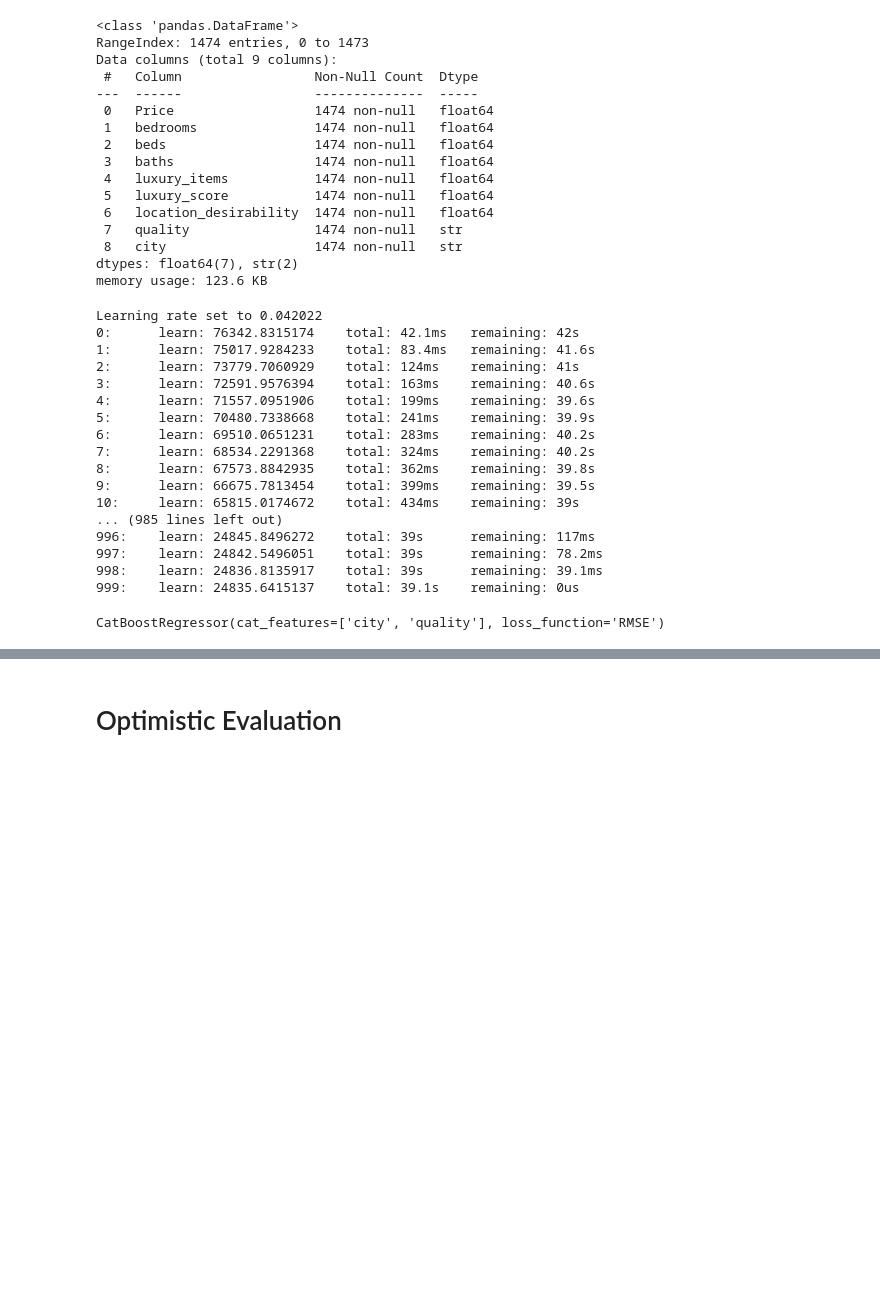
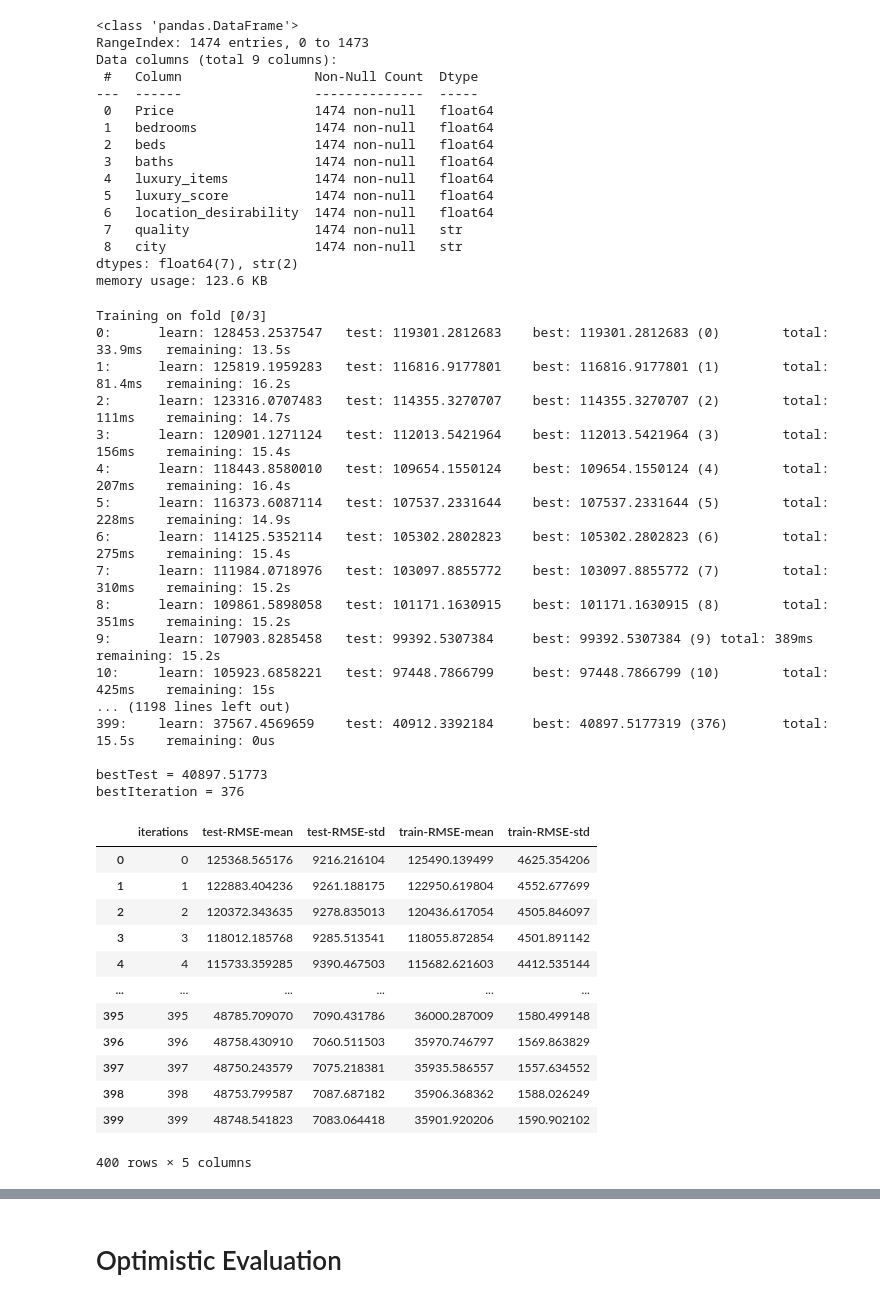
Before and after one commit to NaturionBG/Airbnb_price_analysis, a Jupyter notebook: train.ipynb, the cells around one changed output, grey strips where cells are left out. Cells and saved outputs as stored; diff of their text form; code cells hidden in the pictures; blank space fills up the shorter version.

```diff
--- a/train.ipynb
+++ b/train.ipynb
@@ -37,24 +39,45 @@ y = df['Price']
 # %%
 X_train, X_test, y_train, y_test = train_test_split(X, y, test_size=0.2)
 # %%
-model = CatBoostRegressor(cat_features=['city', 'quality'])
-model.fit(X_train, y_train)
+p = Pool(X, y, cat_features=['city', 'quality'])
+params = {
+  'cat_features': ['city', 'quality'],
+  'depth': 5,
+  'loss_function': 'RMSE',
+  'iterations': 400
+
+}
+
+cv_res = cv(p, params, fold_count=3)
+cv_res
 # %% [output]
-Learning rate set to 0.042022
-0:      learn: 76342.8315174    total: 42.1ms   remaining: 42s
-1:      learn: 75017.9284233    total: 83.4ms   remaining: 41.6s
-2:      learn: 73779.7060929    total: 124ms    remaining: 41s
-3:      learn: 72591.9576394    total: 163ms    remaining: 40.6s
-4:      learn: 71557.0951906    total: 199ms    remaining: 39.6s
-5:      learn: 70480.7338668    total: 241ms    remaining: 39.9s
-6:      learn: 69510.0651231    total: 283ms    remaining: 40.2s
-7:      learn: 68534.2291368    total: 324ms    remaining: 40.2s
-8:      learn: 67573.8842935    total: 362ms    remaining: 39.8s
-9:      learn: 66675.7813454    total: 399ms    remaining: 39.5s
-10:     learn: 65815.0174672    total: 434ms    remaining: 39s
-... (985 lines left out)
-996:    learn: 24845.8496272    total: 39s      remaining: 117ms
-997:    learn: 24842.5496051    total: 39s      remaining: 78.2ms
-998:    learn: 24836.8135917    total: 39s      remaining: 39.1ms
-999:    learn: 24835.6415137    total: 39.1s    remaining: 0us
+Training on fold [0/3]
+0:      learn: 128453.2537547   test: 119301.2812683    best: 119301.2812683 (0)        total: 33.9ms   remaining: 13.5s
+1:      learn: 125819.1959283   test: 116816.9177801    best: 116816.9177801 (1)        total: 81.4ms   remaining: 16.2s
+2:      learn: 123316.0707483   test: 114355.3270707    best: 114355.3270707 (2)        total: 111ms    remaining: 14.7s
+3:      learn: 120901.1271124   test: 112013.5421964    best: 112013.5421964 (3)        total: 156ms    remaining: 15.4s
+4:      learn: 118443.8580010   test: 109654.1550124    best: 109654.1550124 (4)        total: 207ms    remaining: 16.4s
+5:      learn: 116373.6087114   test: 107537.2331644    best: 107537.2331644 (5)        total: 228ms    remaining: 14.9s
+6:      learn: 114125.5352114   test: 105302.2802823    best: 105302.2802823 (6)        total: 275ms    remaining: 15.4s
+7:      learn: 111984.0718976   test: 103097.8855772    best: 103097.8855772 (7)        total: 310ms    remaining: 15.2s
+8:      learn: 109861.5898058   test: 101171.1630915    best: 101171.1630915 (8)        total: 351ms    remaining: 15.2s
+9:      learn: 107903.8285458   test: 99392.5307384     best: 99392.5307384 (9) total: 389ms    remaining: 15.2s
+10:     learn: 105923.6858221   test: 97448.7866799     best: 97448.7866799 (10)        total: 425ms    remaining: 15s
+... (1198 lines left out)
+399:    learn: 37567.4569659    test: 40912.3392184     best: 40897.5177319 (376)       total: 15.5s    remaining: 0us
+
+bestTest = 40897.51773
+bestIteration = 376
+|  | iterations | test-RMSE-mean | test-RMSE-std | train-RMSE-mean | train-RMSE-std |
+| 0 | 0 | 125368.565176 | 9216.216104 | 125490.139499 | 4625.354206 |
+| 1 | 1 | 122883.404236 | 9261.188175 | 122950.619804 | 4552.677699 |
+| 2 | 2 | 120372.343635 | 9278.835013 | 120436.617054 | 4505.846097 |
+| 3 | 3 | 118012.185768 | 9285.513541 | 118055.872854 | 4501.891142 |
+| 4 | 4 | 115733.359285 | 9390.467503 | 115682.621603 | 4412.535144 |
+| ... | ... | ... | ... | ... | ... |
+| 395 | 395 | 48785.709070 | 7090.431786 | 36000.287009 | 1580.499148 |
+| 396 | 396 | 48758.430910 | 7060.511503 | 35970.746797 | 1569.863829 |
+| 397 | 397 | 48750.243579 | 7075.218381 | 35935.586557 | 1557.634552 |
+| 398 | 398 | 48753.799587 | 7087.687182 | 35906.368362 | 1588.026249 |
+| 399 | 399 | 48748.541823 | 7083.064418 | 35901.920206 | 1590.902102 |
-CatBoostRegressor(cat_features=['city', 'quality'], loss_function='RMSE')
+400 rows × 5 columns
```
Also changed, not shown: parts of 4 cells of this notebook, 24 other files.
